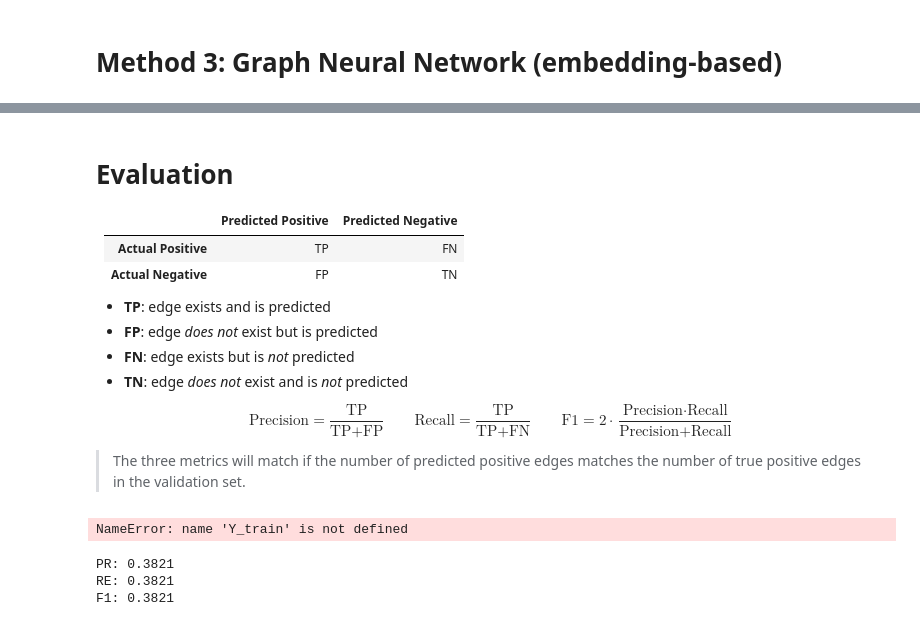
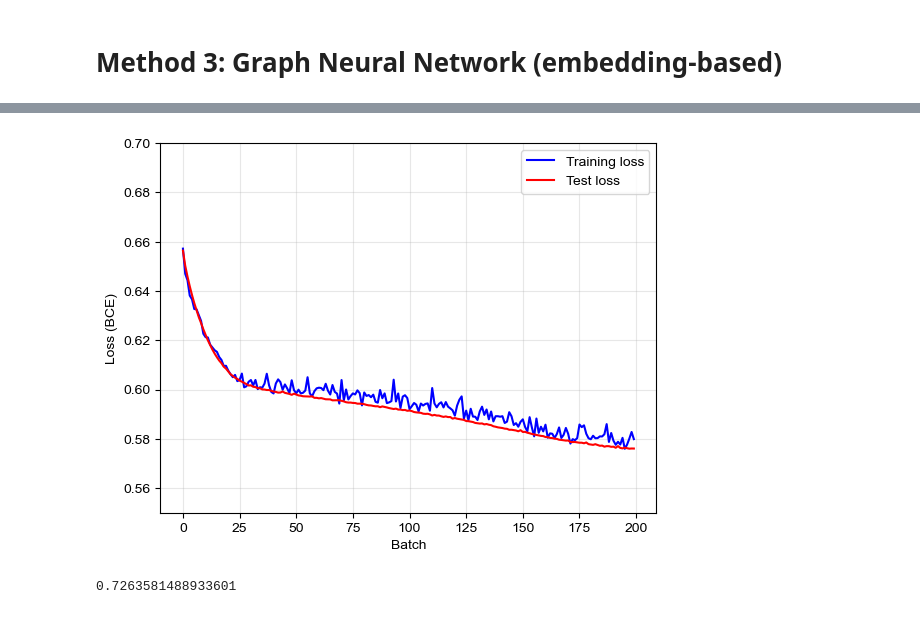
Before and after one commit to BalducciFrancesco/INFS7450-Social-Media-Analytics, a Jupyter notebook: p2_link_prediction/project.ipynb, the cells around one changed output, grey strips where cells are left out. Drawn from its saved outputs; the diff is of its cells as text; code cells hidden in the pictures.

```diff
--- a/p2_link_prediction/project.ipynb
+++ b/p2_link_prediction/project.ipynb
@@ -7,13 +7,12 @@ import numpy as np
 import pandas as pd
 from sklearn.model_selection import train_test_split
 import random
-import os
-import matplotlib.pyplot as plt
 
 edges = np.loadtxt("train.csv", delimiter=",", dtype=int).tolist()
-
 g_full = nx.Graph()
 g_full.add_edges_from(edges)
+non_edges = list(nx.non_edges(g_full))
+node_to_row = {node: i for i, node in enumerate(g_full.nodes())}
 
 print(f"# of nodes: {g_full.number_of_nodes()}")
 print(f"# of undirected edges: {g_full.number_of_edges()}")
@@ -443,47 +500,19 @@ plt.show()
-# %% [markdown]
-# Evaluation
-
-| | Predicted Positive | Predicted Negative |
-|---|:-:|:-:|
-| **Actual Positive** | TP | FN |
-| **Actual Negative** | FP | TN |
-
-* **TP**: edge exists and is predicted
-* **FP**: edge *does not* exist but is predicted
-* **FN**: edge exists but is *not* predicted
-* **TN**: edge *does not* exist and is *not* predicted
-
-
-$$
-\text{Precision} = \frac{\text{TP}}{\text{TP} + \text{FP}} \quad\quad
-\text{Recall} = \frac{\text{TP}}{\text{TP} + \text{FN}} \quad\quad
-\text{F1} = 2 \cdot \frac{\text{Precision} \cdot \text{Recall}}{\text{Precision} + \text{Recall}}
-$$
-
-> The three metrics will match if the number of predicted positive edges matches the number of true positive edges in the validation set.
-# %%
-def binarize_scores(scores: np.ndarray, top_k=Y_train.count(1)) -> list[int]:
-    """Map the scores to 1 if they belong to the top-k."""
-    top_k_idx = np.argsort(scores)[-top_k:]
-    pred = np.zeros(len(scores))
-    pred[top_k_idx] = 1
-    return pred.tolist()
-# %% [output]
-NameError: name 'Y_train' is not defined
-# %%
-from sklearn.metrics import precision_score, recall_score, f1_score
-
-Y_val_pred = binarize_scores(scores)
-assert Y_val_pred.count(1) == Y_train.count(1), "The number of predicted positives must match the number of actual positives for a fair evaluation."
-
-precision = precision_score(Y_train, Y_val_pred)
-recall = recall_score(Y_train, Y_val_pred)
-f1 = f1_score(Y_train, Y_val_pred)
-
-print(f"PR: {precision:.4f}")
-print(f"RE: {recall:.4f}")
-print(f"F1: {f1:.4f}")
-# %% [output]
-PR: 0.3821
-RE: 0.3821
-F1: 0.3821
+# %%
+plt.figure()
+plt.plot(train_loss, color="blue", label="Training loss")
+plt.plot(test_loss, color="red", label="Test loss")
+plt.legend()
+plt.xlabel("Batch")
+plt.ylabel("Loss (BCE)")
+plt.grid(True, alpha=0.3)
+plt.ylim(0.55, 0.7)
+plt.show()
+# %% [output]
+[figure, added]
+# %%
+with torch.no_grad():
+    model.eval()
+    scores = model(X_test).cpu().numpy()
+calculate_accuracy(scores)
+# %% [output]
+0.7263581488933601
```
Also changed, not shown: parts of 14 cells of this notebook, 3 other files.
